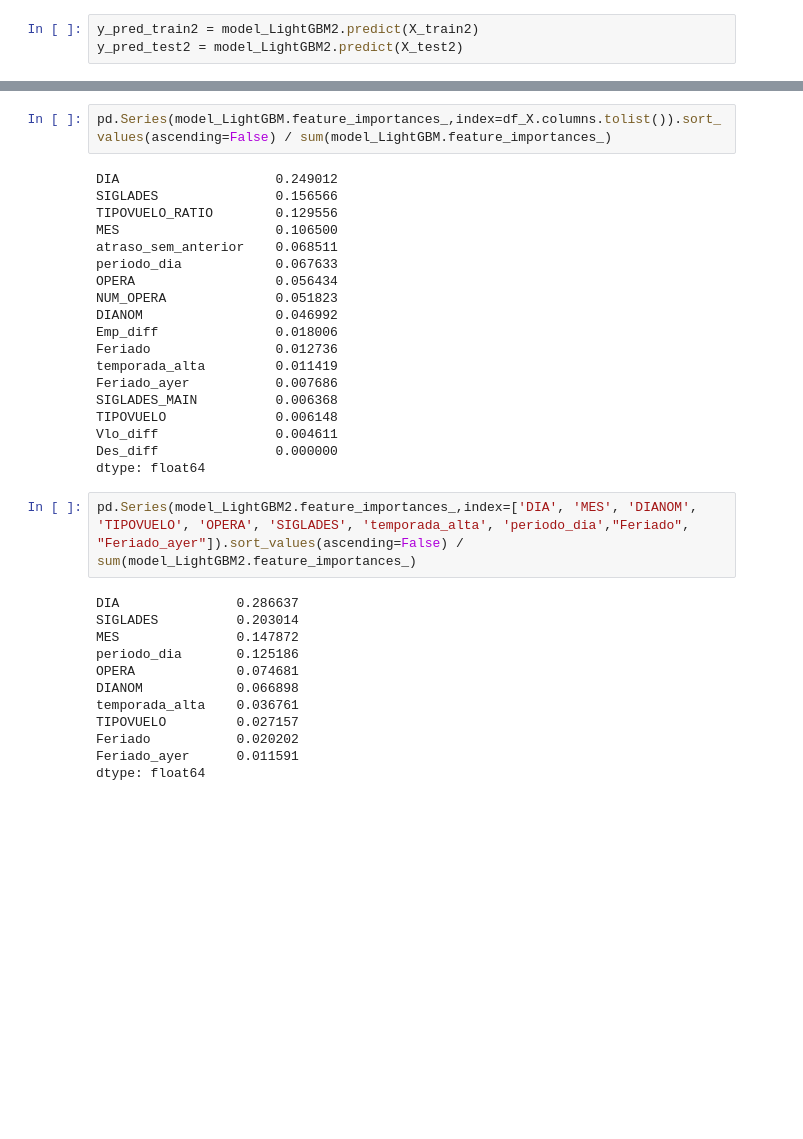
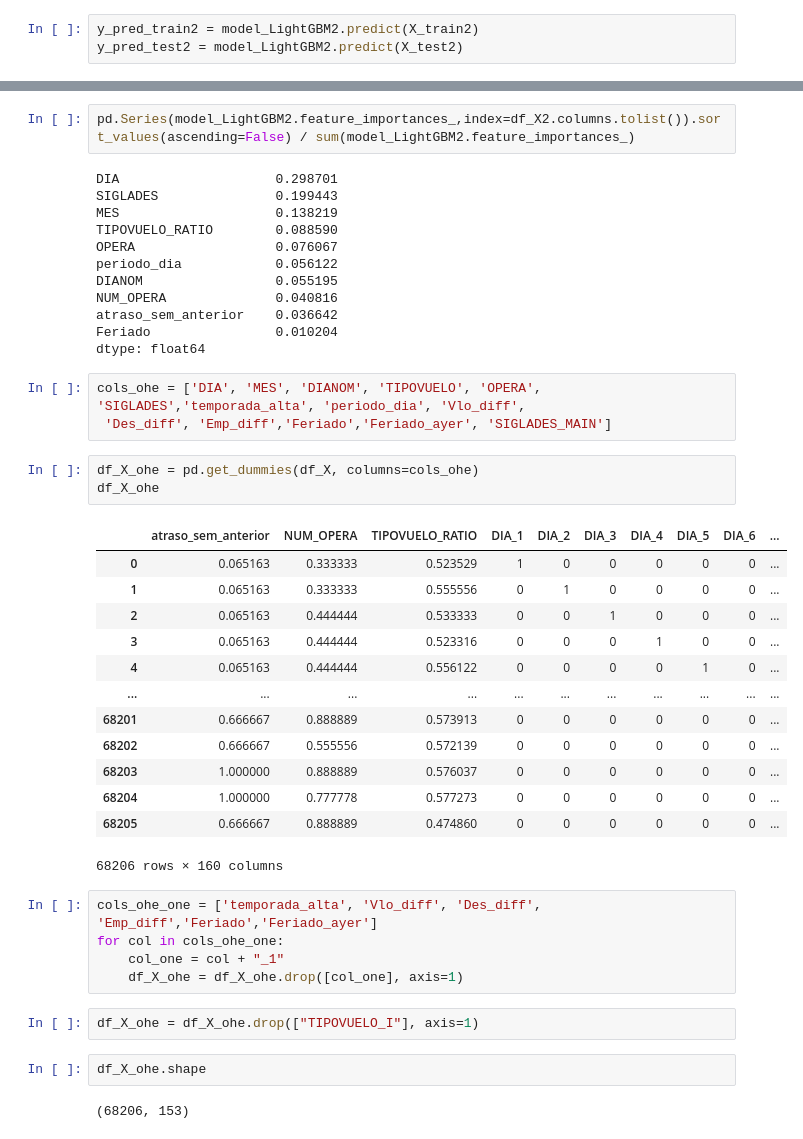
Before and after one commit to GermanDonoso93/Desafio-LATAM-Airlines, a Jupyter notebook: solution.ipynb, the cells around one changed output, grey strips where cells are left out. Cells and saved outputs as stored; diff of their text form; blank space fills up the shorter version.

Commit message:
Desafio Avance Modelos e Informe

```diff
--- a/solution.ipynb
+++ b/solution.ipynb
@@ -1137,35 +1351,45 @@ weighted avg       0.79      0.70      0.73     20462
 # %%
-pd.Series(model_LightGBM.feature_importances_,index=df_X.columns.tolist()).sort_values(ascending=False) / sum(model_LightGBM.feature_importances_)
+pd.Series(model_LightGBM2.feature_importances_,index=df_X2.columns.tolist()).sort_values(ascending=False) / sum(model_LightGBM2.feature_importances_)
 # %% [output]
-DIA                    0.249012
-SIGLADES               0.156566
-TIPOVUELO_RATIO        0.129556
-MES                    0.106500
-atraso_sem_anterior    0.068511
-periodo_dia            0.067633
-OPERA                  0.056434
-NUM_OPERA              0.051823
-DIANOM                 0.046992
-Emp_diff               0.018006
-Feriado                0.012736
-temporada_alta         0.011419
-Feriado_ayer           0.007686
-SIGLADES_MAIN          0.006368
-TIPOVUELO              0.006148
-Vlo_diff               0.004611
-Des_diff               0.000000
+DIA                    0.298701
+SIGLADES               0.199443
+MES                    0.138219
+TIPOVUELO_RATIO        0.088590
+OPERA                  0.076067
+periodo_dia            0.056122
+DIANOM                 0.055195
+NUM_OPERA              0.040816
+atraso_sem_anterior    0.036642
+Feriado                0.010204
 dtype: float64
 # %%
-pd.Series(model_LightGBM2.feature_importances_,index=['DIA', 'MES', 'DIANOM', 'TIPOVUELO', 'OPERA', 'SIGLADES', 'temporada_alta', 'periodo_dia',"Feriado", "Feriado_ayer"]).sort_values(ascending=False) / sum(model_LightGBM2.feature_importances_)
+cols_ohe = ['DIA', 'MES', 'DIANOM', 'TIPOVUELO', 'OPERA', 'SIGLADES','temporada_alta', 'periodo_dia', 'Vlo_diff',
+ 'Des_diff', 'Emp_diff','Feriado','Feriado_ayer', 'SIGLADES_MAIN']
-# %% [output]
-DIA               0.286637
-SIGLADES          0.203014
-MES               0.147872
-periodo_dia       0.125186
-OPERA             0.074681
-DIANOM            0.066898
-temporada_alta    0.036761
-TIPOVUELO         0.027157
-Feriado           0.020202
-Feriado_ayer      0.011591
-dtype: float64
+# %%
+df_X_ohe = pd.get_dummies(df_X, columns=cols_ohe)
+df_X_ohe
+# %% [output]
+|  | atraso_sem_anterior | NUM_OPERA | TIPOVUELO_RATIO | DIA_1 | DIA_2 | DIA_3 | DIA_4 | DIA_5 | DIA_6 | ... |
+| 0 | 0.065163 | 0.333333 | 0.523529 | 1 | 0 | 0 | 0 | 0 | 0 | ... |
+| 1 | 0.065163 | 0.333333 | 0.555556 | 0 | 1 | 0 | 0 | 0 | 0 | ... |
+| 2 | 0.065163 | 0.444444 | 0.533333 | 0 | 0 | 1 | 0 | 0 | 0 | ... |
+| 3 | 0.065163 | 0.444444 | 0.523316 | 0 | 0 | 0 | 1 | 0 | 0 | ... |
+| 4 | 0.065163 | 0.444444 | 0.556122 | 0 | 0 | 0 | 0 | 1 | 0 | ... |
+| ... | ... | ... | ... | ... | ... | ... | ... | ... | ... | ... |
+| 68201 | 0.666667 | 0.888889 | 0.573913 | 0 | 0 | 0 | 0 | 0 | 0 | ... |
+| 68202 | 0.666667 | 0.555556 | 0.572139 | 0 | 0 | 0 | 0 | 0 | 0 | ... |
+| 68203 | 1.000000 | 0.888889 | 0.576037 | 0 | 0 | 0 | 0 | 0 | 0 | ... |
+| 68204 | 1.000000 | 0.777778 | 0.577273 | 0 | 0 | 0 | 0 | 0 | 0 | ... |
+| 68205 | 0.666667 | 0.888889 | 0.474860 | 0 | 0 | 0 | 0 | 0 | 0 | ... |
+68206 rows × 160 columns
+# %%
+cols_ohe_one = ['temporada_alta', 'Vlo_diff', 'Des_diff', 'Emp_diff','Feriado','Feriado_ayer']
+for col in cols_ohe_one:
+    col_one = col + "_1"
+    df_X_ohe = df_X_ohe.drop([col_one], axis=1)
+# %%
+df_X_ohe = df_X_ohe.drop(["TIPOVUELO_I"], axis=1)
+# %%
+df_X_ohe.shape
+# %% [output]
+(68206, 153)
```
Also changed, not shown: parts of 96 cells of this notebook.
